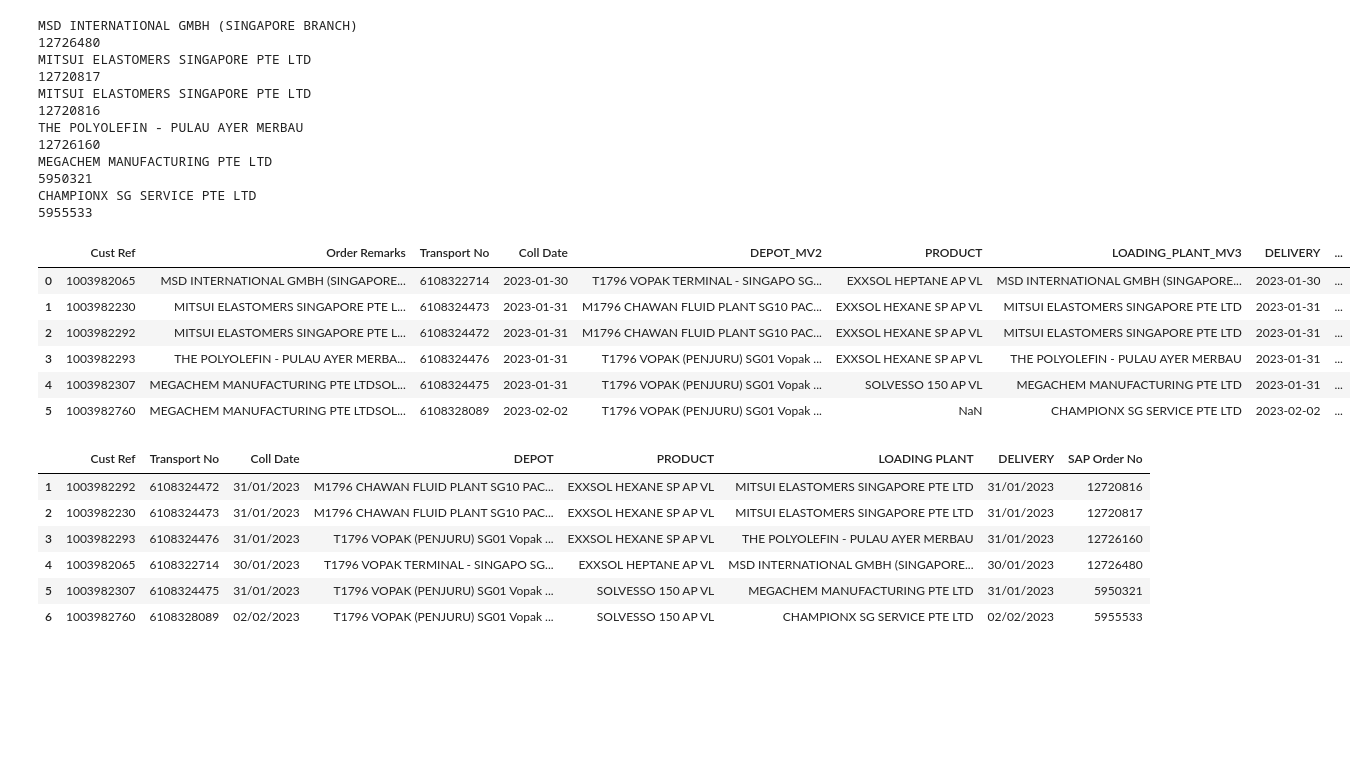
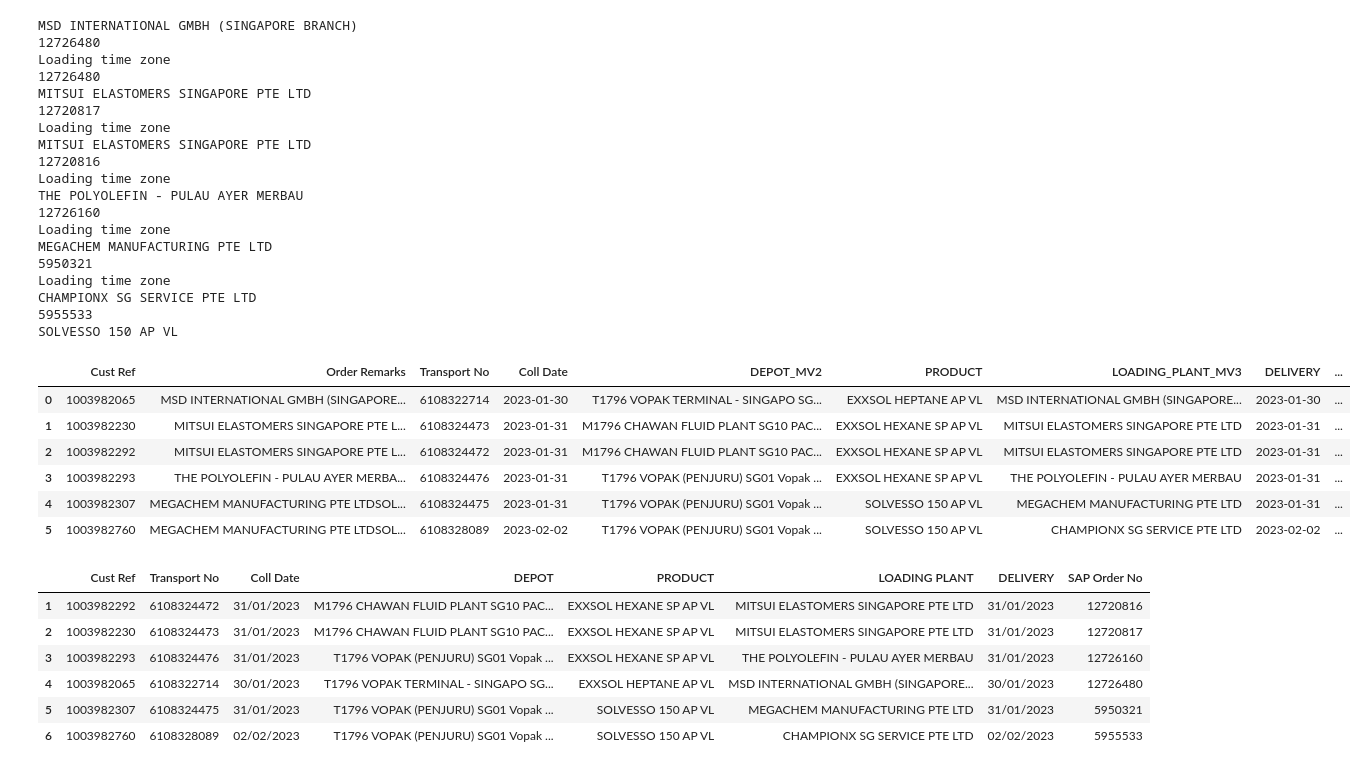
Before and after one commit to JohnTan38/Project-Data-Analysis, a Jupyter notebook: Assets/TRANSPOREON.ipynb, the cells around one changed output. Cells and saved outputs as stored; diff of their text form; code cells hidden in the pictures; blank space fills up the shorter version.

```diff
--- a/Assets/TRANSPOREON.ipynb
+++ b/Assets/TRANSPOREON.ipynb
@@ -168,6 +168,28 @@ for file in glob.glob("*.json"):
 
     except:
         shipper = re.findall(r'(?s)Origin\n(.*?)\n[^\S\r\n]*SG', z)[0]
+    try:
+        prod_info = re.findall(r'(?s)SAP Order No.\n(.*?)\n[^\S\r\n]*UTC', z) #
+        first, *others, last = prod_info[0].strip().splitlines()
+        #prod_info = last
+        print(last)
+    except:
+        prod_info = re.findall(r'(?s)Product information\n(.*?)\n[^\S\r\n]*Loading', z) #
+
+
+    if cust[0] == "MSD INTERNATIONAL GMBH (SINGAPORE BRANCH)":
+        try:
+            sap_num = re.findall(r'(?s)SAP Order No.\n(.*?)\n[^\S\r\n]*Order type', z)
+            sap_num = re.findall("\d+", sap_num[0], re.MULTILINE)[0]
+            print(sap_num)
+        except:
+            sap_num = re.findall(r'(?s)SAP Order No.(.*?)\n[^\S\r\n]*Items', z)
+            sap_num = re.findall(r'(?s)SG(.*?)\n[^\S\r\n]*Delivery No.', sap_num[0], re.MULTILINE)
+            #print(sap_num[0].strip())
+            first, second, *others = sap_num[0].strip().splitlines()
+            sap_num = first
+            print(sap_num)
+
 
     po_num = re.findall(r'(?s)Purchase order No.\n(.*?)\n[^\S\r\n]*Gross Weight', z)
     cust = re.findall(r'(?s)Destination\n(.*?)\n[^\S\r\n]*SG-', z) #MV3
@@ -227,42 +249,52 @@ for file in glob.glob("*.json"):
     else:
         df_trans.loc[i, 'LOADING_PLANT_MV3'] = cust[0]
 
-    df_trans.loc[i, 'Cust Ref'] = shipping_num
+    try:
+        df_trans.loc[i, 'Cust Ref'] = shipping_num
+    except:
+        df_trans.loc[i, 'Cust Ref'] = second
     df_trans.loc[i, 'Order Remarks'] = ord_rem
     df_trans.loc[i, 'Transport No'] = trans_num
     df_trans.loc[i, 'Coll Date'] = deli_date
     df_trans.loc[i, 'DEPOT_MV2'] = origin[0]
     try:
         df_trans.loc[i, 'PRODUCT'] = prod_info[0]
     except:
-        pass
+        df_trans.loc[i, 'PRODUCT'] = last
     df_trans.loc[i, 'LOADING_PLANT_MV3'] = cust[0]
     df_trans.loc[i, 'DELIVERY'] = deli_date
     df_trans.loc[i, 'SAP Order No'] = sap_num
     df_trans
     i += 1
 
 df_trans
 # %% [output]
 MSD INTERNATIONAL GMBH (SINGAPORE BRANCH)
+12726480
+Loading time zone
 12726480
 MITSUI ELASTOMERS SINGAPORE PTE LTD
 12720817
+Loading time zone
 MITSUI ELASTOMERS SINGAPORE PTE LTD
 12720816
+Loading time zone
 THE POLYOLEFIN - PULAU AYER MERBAU
 12726160
+Loading time zone
 MEGACHEM MANUFACTURING PTE LTD
 5950321
+Loading time zone
 CHAMPIONX SG SERVICE PTE LTD
 5955533
+SOLVESSO 150 AP VL
 |  | Cust Ref | Order Remarks | Transport No | Coll Date | DEPOT_MV2 | PRODUCT | LOADING_PLANT_MV3 | DELIVERY | ... |
 | 0 | 1003982065 | MSD INTERNATIONAL GMBH (SINGAPORE... | 6108322714 | 2023-01-30 | T1796 VOPAK TERMINAL - SINGAPO SG... | EXXSOL HEPTANE AP VL | MSD INTERNATIONAL GMBH (SINGAPORE... | 2023-01-30 | ... |
 | 1 | 1003982230 | MITSUI ELASTOMERS SINGAPORE PTE L... | 6108324473 | 2023-01-31 | M1796 CHAWAN FLUID PLANT SG10 PAC... | EXXSOL HEXANE SP AP VL | MITSUI ELASTOMERS SINGAPORE PTE LTD | 2023-01-31 | ... |
 | 2 | 1003982292 | MITSUI ELASTOMERS SINGAPORE PTE L... | 6108324472 | 2023-01-31 | M1796 CHAWAN FLUID PLANT SG10 PAC... | EXXSOL HEXANE SP AP VL | MITSUI ELASTOMERS SINGAPORE PTE LTD | 2023-01-31 | ... |
 | 3 | 1003982293 | THE POLYOLEFIN - PULAU AYER MERBA... | 6108324476 | 2023-01-31 | T1796 VOPAK (PENJURU) SG01 Vopak ... | EXXSOL HEXANE SP AP VL | THE POLYOLEFIN - PULAU AYER MERBAU | 2023-01-31 | ... |
 | 4 | 1003982307 | MEGACHEM MANUFACTURING PTE LTDSOL... | 6108324475 | 2023-01-31 | T1796 VOPAK (PENJURU) SG01 Vopak ... | SOLVESSO 150 AP VL | MEGACHEM MANUFACTURING PTE LTD | 2023-01-31 | ... |
-| 5 | 1003982760 | MEGACHEM MANUFACTURING PTE LTDSOL... | 6108328089 | 2023-02-02 | T1796 VOPAK (PENJURU) SG01 Vopak ... | NaN | CHAMPIONX SG SERVICE PTE LTD | 2023-02-02 | ... |
+| 5 | 1003982760 | MEGACHEM MANUFACTURING PTE LTDSOL... | 6108328089 | 2023-02-02 | T1796 VOPAK (PENJURU) SG01 Vopak ... | SOLVESSO 150 AP VL | CHAMPIONX SG SERVICE PTE LTD | 2023-02-02 | ... |
 # %%
 temp = pd.read_csv(r"C:/Users/john.tan/OneDrive - Cogent Holdings Pte. Ltd/Documents/Transporeon/Template_Local.csv") #template for upload
 tables = pd.read_csv(r"C:/Users/john.tan/OneDrive - Cogent Holdings Pte. Ltd/Documents/Transporeon/Tables.csv") #tables for mapping
```
Also changed, not shown: parts of 6 cells of this notebook.
